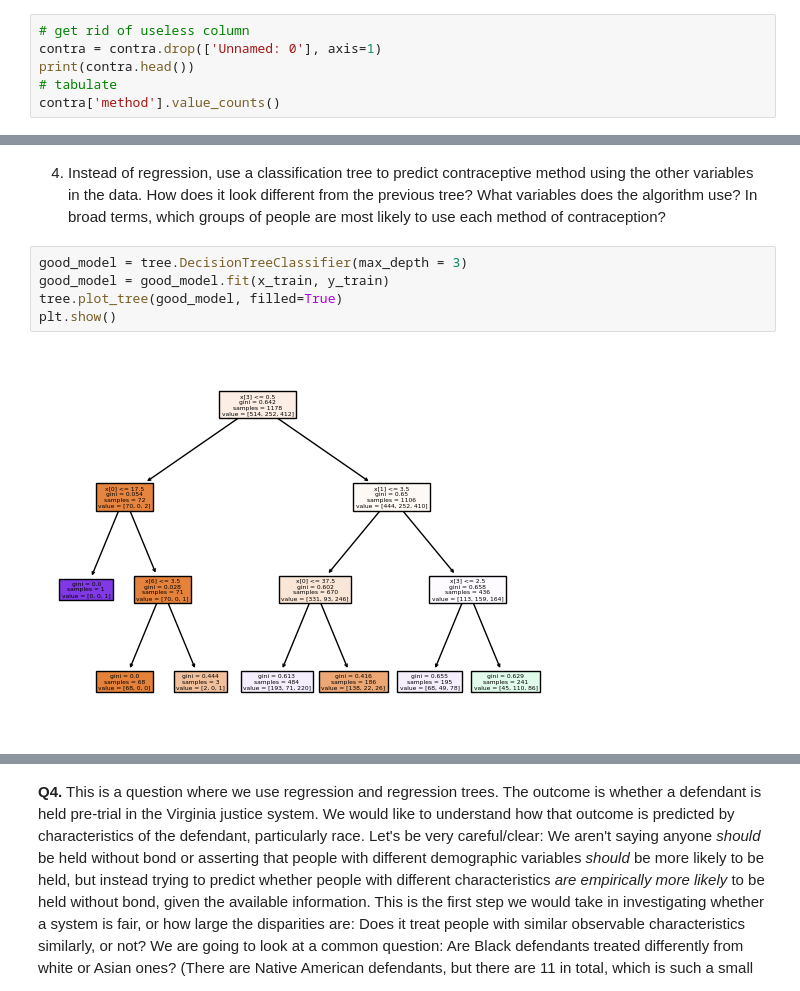
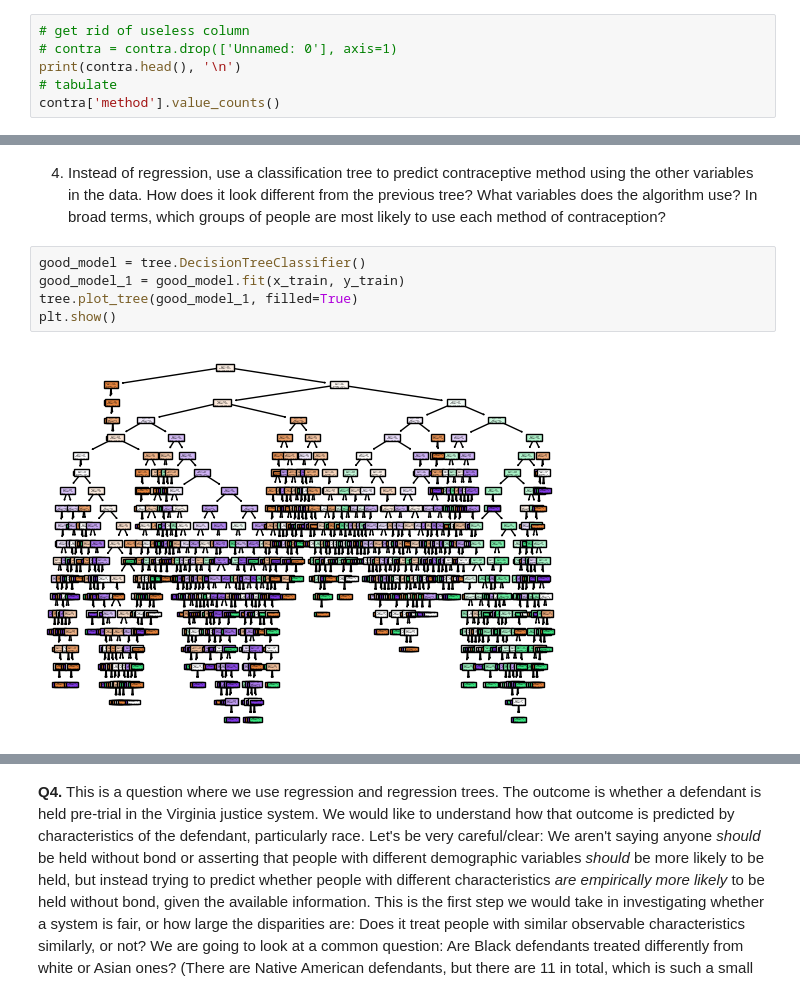
Before and after one commit to charlie-perez-35/DS3001assignment4, a Jupyter notebook: assignment4.ipynb, the cells around one changed output, grey strips where cells are left out. Saved outputs shown, nothing was run; the diff lists cells and outputs as text.

```diff
--- a/assignment4.ipynb
+++ b/assignment4.ipynb
@@ -454,8 +452,8 @@ contra.head()
 | 4 | 5 | 36 | 3 | 3 | 8 | 1 | 1 | 3 | ... |
 # %%
 # get rid of useless column
-contra = contra.drop(['Unnamed: 0'], axis=1)
-print(contra.head())
+# contra = contra.drop(['Unnamed: 0'], axis=1)
+print(contra.head(), '\n')
 # tabulate
 contra['method'].value_counts()
 # %% [output]
@@ -490,9 +504,9 @@ Most obvious issue is that there was no max depth set, so the tree just went dee
 # %% [markdown]
   4. Instead of regression, use a classification tree to predict contraceptive method using the other variables in the data. How does it look different from the previous tree? What variables does the algorithm use? In broad terms, which groups of people are most likely to use each method of contraception?
 # %%
-good_model = tree.DecisionTreeClassifier(max_depth = 3)
-good_model = good_model.fit(x_train, y_train)
-tree.plot_tree(good_model, filled=True)
+good_model = tree.DecisionTreeClassifier()
+good_model_1 = good_model.fit(x_train, y_train)
+tree.plot_tree(good_model_1, filled=True)
 plt.show()
 # %% [output]
-[figure, old version]
+[figure, new version]
```
Also changed, not shown: parts of 11 cells of this notebook.
